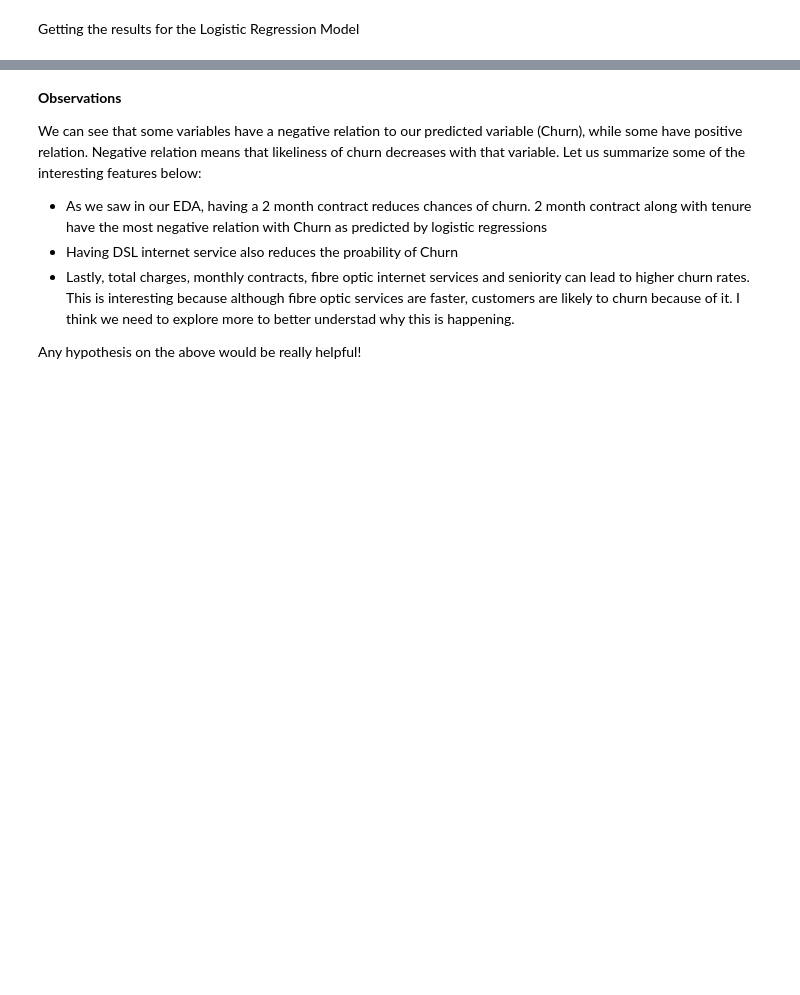
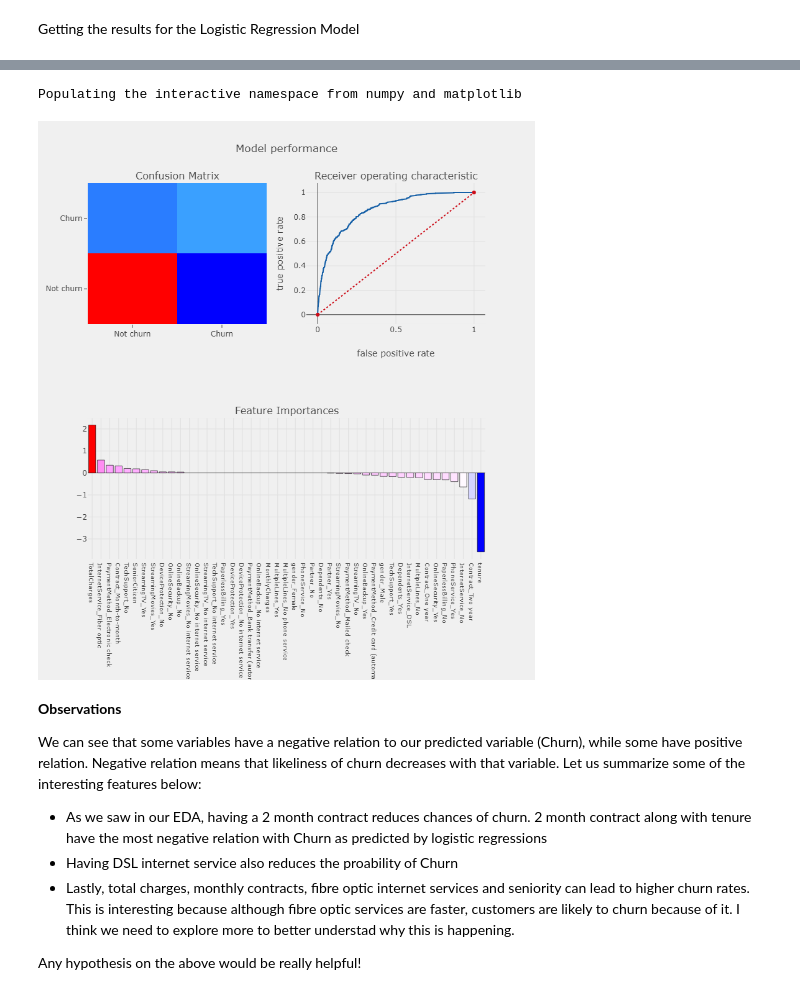
Before and after one commit to bandiatindra/Telecom_Churn_Prediction-, a Jupyter notebook: Telecom Churn Prediction.ipynb, the cells around one changed output, grey strips where cells are left out. Saved outputs shown, nothing was run; the diff lists cells and outputs as text; code cells hidden in the pictures; blank space fills up the shorter version.

```diff
--- a/Telecom Churn Prediction.ipynb
+++ b/Telecom Churn Prediction.ipynb
@@ -679,3 +677,11 @@ This is the format of your plot grid:
+# %%
+# Unfortunately the plotly graph is not visible in Github and thus have imported the image Export here -
+%pylab inline
+from PIL import Image
+Image.open("logistic_regression.png")
+# %% [output]
+Populating the interactive namespace from numpy and matplotlib
+[figure, added]
 # %% [markdown]
 **Observations**
 
```
Also changed, not shown: parts of 3 cells of this notebook, 1 other file.
